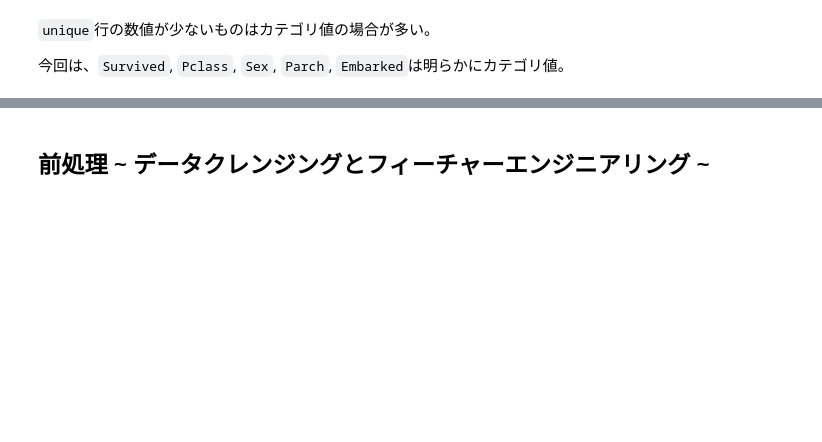
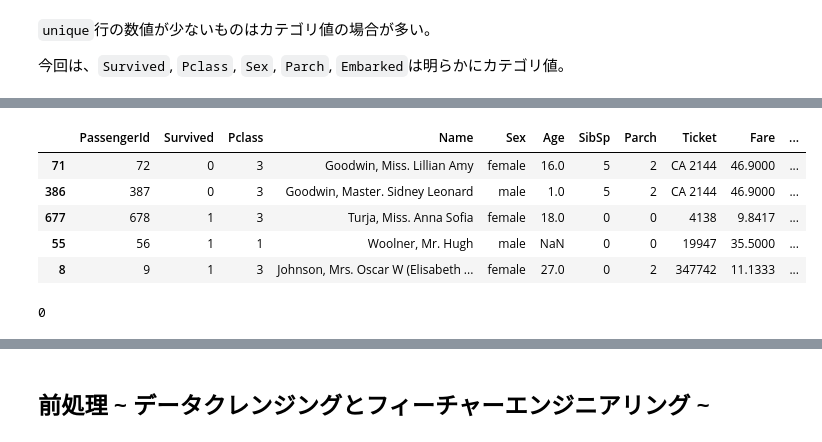
Before and after one commit to KOHSUK/data-science-cource, a Jupyter notebook: end-to-end-machine-learning-project-intro/03_machine-learning-intro.ipynb, the cells around one changed output, grey strips where cells are left out. Drawn from its saved outputs; the diff is of its cells as text; code cells hidden in the pictures; blank space fills up the shorter version.

```diff
--- a/end-to-end-machine-learning-project-intro/03_machine-learning-intro.ipynb
+++ b/end-to-end-machine-learning-project-intro/03_machine-learning-intro.ipynb
@@ -293,0 +456,30 @@ train_data.astype('str').describe()
+# %%
+def find_matching_substring(big_string, substrings):
+    # check if any substring is present in the big string
+    big_string = str(big_string)
+    matches = [substring for substring in substrings if substring in big_string]
+
+    # return the first matching substring, or np.nan if none found
+    if matches:
+        return matches[0]
+    else:
+        return np.nan
+# %%
+title_list=['Mrs', 'Mr', 'Master', 'Miss', 'Major', 'Rev',
+                    'Dr', 'Ms', 'Mlle','Col', 'Capt', 'Mme', 'Countess',
+                    'Don', 'Jonkheer']
+
+check['Title'] = train_data['Name'].map(lambda x: find_matching_substring(x, title_list))
+check.head()
+# %% [output]
+|  | PassengerId | Survived | Pclass | Name | Sex | Age | SibSp | Parch | Ticket | Fare | ... |
+| 71 | 72 | 0 | 3 | Goodwin, Miss. Lillian Amy | female | 16.0 | 5 | 2 | CA 2144 | 46.9000 | ... |
+| 386 | 387 | 0 | 3 | Goodwin, Master. Sidney Leonard | male | 1.0 | 5 | 2 | CA 2144 | 46.9000 | ... |
+| 677 | 678 | 1 | 3 | Turja, Miss. Anna Sofia | female | 18.0 | 0 | 0 | 4138 | 9.8417 | ... |
+| 55 | 56 | 1 | 1 | Woolner, Mr. Hugh | male | NaN | 0 | 0 | 19947 | 35.5000 | ... |
+| 8 | 9 | 1 | 3 | Johnson, Mrs. Oscar W (Elisabeth ... | female | 27.0 | 0 | 2 | 347742 | 11.1333 | ... |
+# %%
+# 欠損値のチェック
+check['Title'].isnull().sum()
+# %% [output]
+0
```
Also changed, not shown: parts of 63 cells of this notebook.
